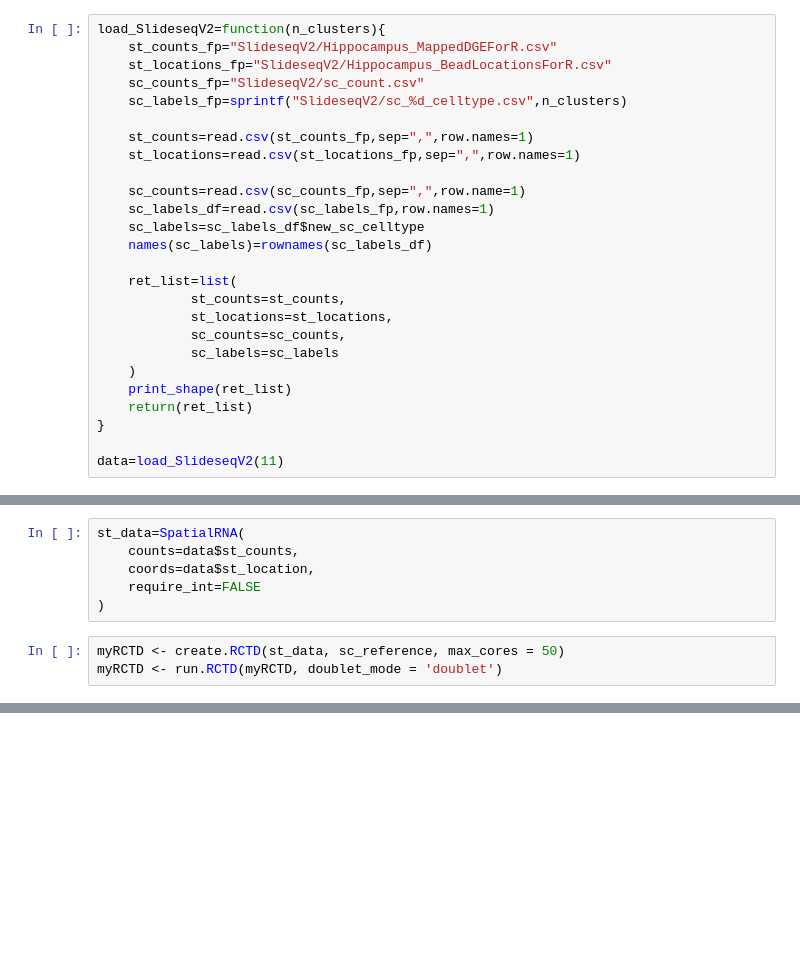
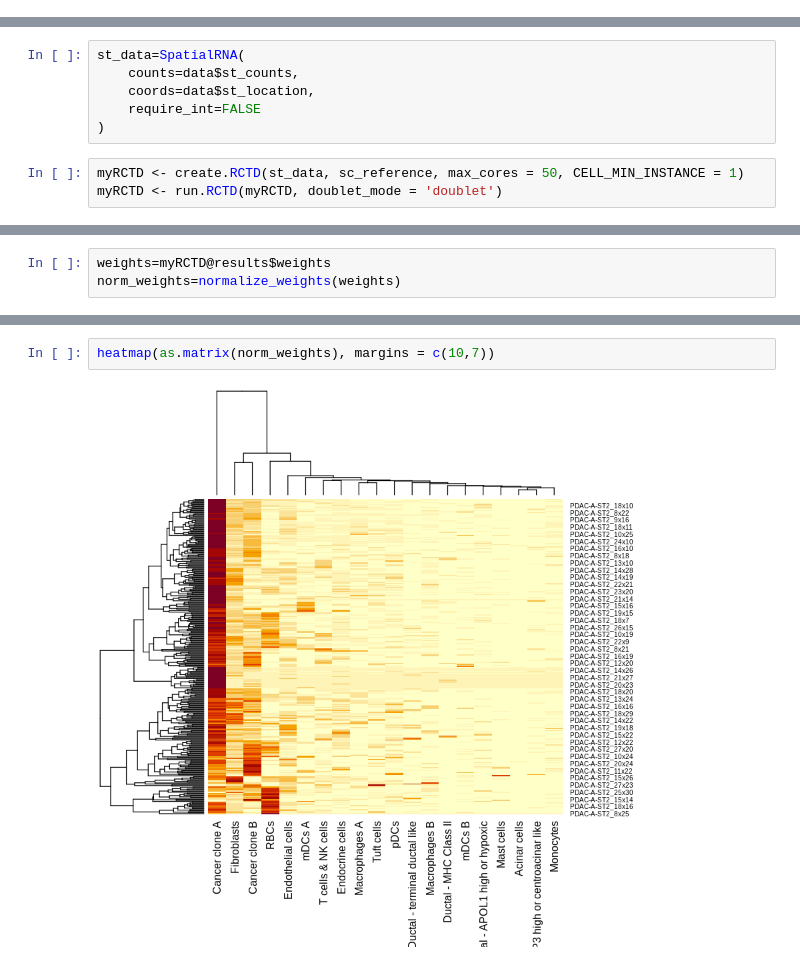
Before and after one commit to lzx325/STDeconvolutioin, a Jupyter notebook: spacexr.ipynb, the cells around one changed output, grey strips where cells are left out. Cells and saved outputs as stored; diff of their text form; blank space fills up the shorter version.

```diff
--- a/spacexr.ipynb
+++ b/spacexr.ipynb
@@ -88,26 +4,0 @@ sc_labels 1691
-# %%
-load_SlideseqV2=function(n_clusters){
-    st_counts_fp="SlideseqV2/Hippocampus_MappedDGEForR.csv"
-    st_locations_fp="SlideseqV2/Hippocampus_BeadLocationsForR.csv"
-    sc_counts_fp="SlideseqV2/sc_count.csv"
-    sc_labels_fp=sprintf("SlideseqV2/sc_%d_celltype.csv",n_clusters)
-
-    st_counts=read.csv(st_counts_fp,sep=",",row.names=1)
-    st_locations=read.csv(st_locations_fp,sep=",",row.names=1)
-
-    sc_counts=read.csv(sc_counts_fp,sep=",",row.name=1)
-    sc_labels_df=read.csv(sc_labels_fp,row.names=1)
-    sc_labels=sc_labels_df$new_sc_celltype
-    names(sc_labels)=rownames(sc_labels_df)
-
-    ret_list=list(
-            st_counts=st_counts,
-            st_locations=st_locations,
-            sc_counts=sc_counts,
-            sc_labels=sc_labels
-    )
-    print_shape(ret_list)
-    return(ret_list)
-}
-
-data=load_SlideseqV2(11)
@@ -201,7 +55,7 @@ st_data=SpatialRNA(
     require_int=FALSE
 )
 # %%
-myRCTD <- create.RCTD(st_data, sc_reference, max_cores = 50)
+myRCTD <- create.RCTD(st_data, sc_reference, max_cores = 50, CELL_MIN_INSTANCE = 1)
 myRCTD <- run.RCTD(myRCTD, doublet_mode = 'doublet')
 # %% [output]
 Begin: process_cell_type_info
@@ -228,0 +98,3 @@ Sigma value:  0.27
+# %%
+weights=myRCTD@results$weights
+norm_weights=normalize_weights(weights)
@@ -228,0 +141,4 @@ Sigma value:  0.27
+# %%
+heatmap(as.matrix(norm_weights), margins = c(10,7))
+# %% [output]
+[figure, added]
```
Also changed, not shown: parts of 17 cells of this notebook, 8 other files.
